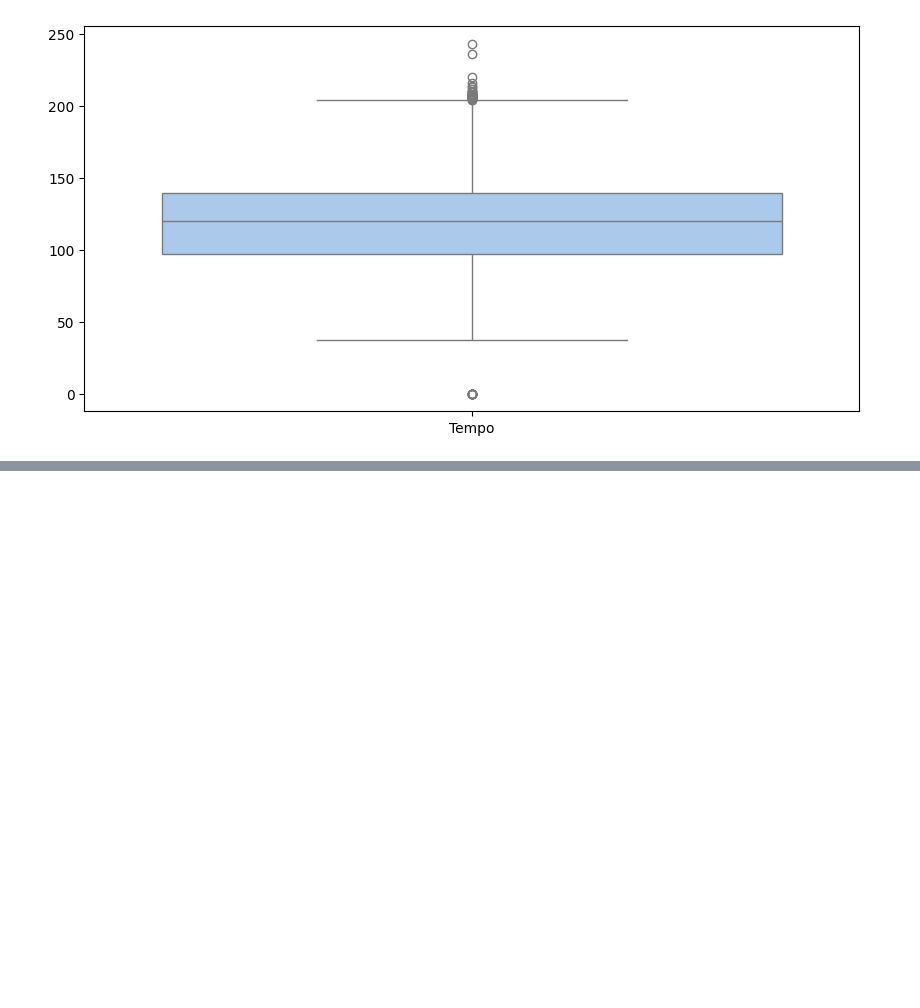
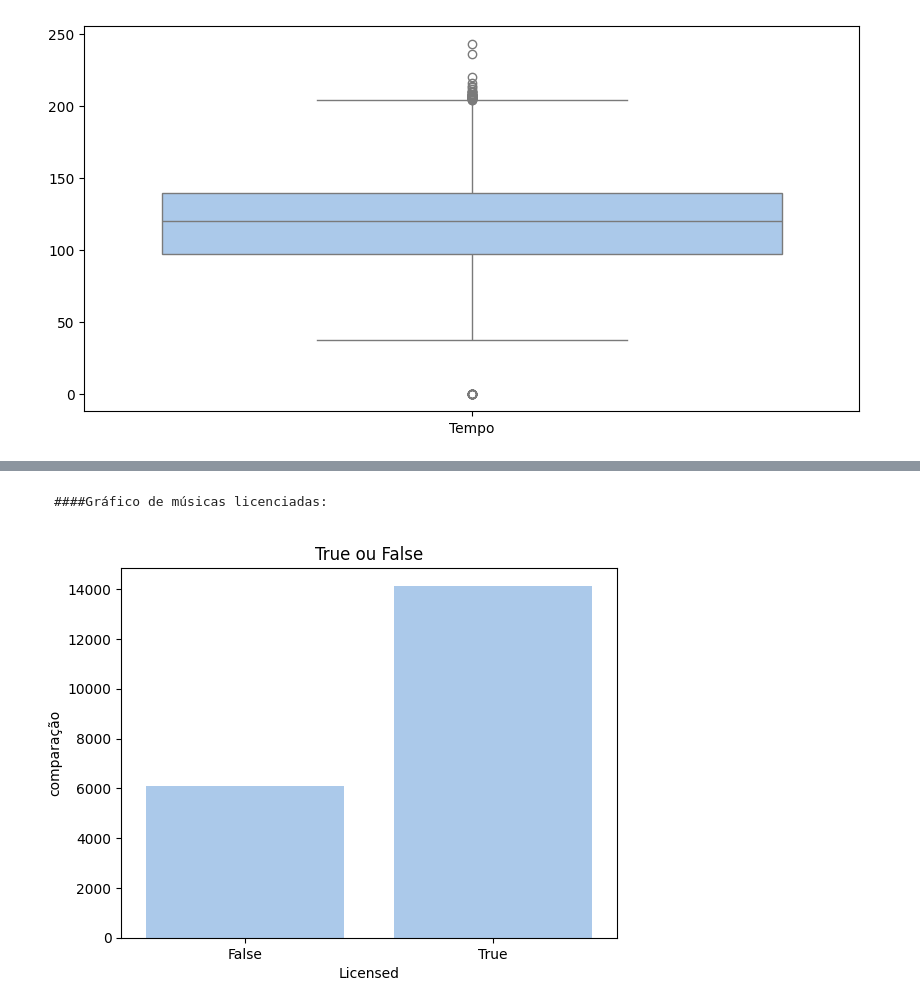
Before and after one commit to sylrod569/Projeto-ICD---An-lise-de-Dados-do-Spotify-Youtube, a Jupyter notebook: tratamento_de_dados.ipynb, the cells around one changed output, grey strips where cells are left out. Drawn from its saved outputs; the diff is of its cells as text; code cells hidden in the pictures; blank space fills up the shorter version.

```diff
--- a/tratamento_de_dados.ipynb
+++ b/tratamento_de_dados.ipynb
@@ -218,0 +258,14 @@ plt.show()
+# %% [markdown]
+    ####Gráfico de músicas licenciadas:
+# %%
+df_spotify_youtube_ = pd.read_csv("../Projeto_ICD-Analise_de_Dados_do_Spotify_e_Youtube/Spotify_Youtube.csv")
+cat_columns = ['Album_type','Licensed','official_video']
+df_spotify_youtube_cat = df_spotify_youtube[cat_columns]
+counts=df_spotify_youtube_cat['Licensed'].value_counts()
+sns.barplot(x=counts.index,y=counts.values)
+plt.xlabel('Licensed')
+plt.ylabel('comparação')
+plt.title('True ou False')
+plt.show()
+# %% [output]
+[figure, added]
```
Also changed, not shown: parts of 8 cells of this notebook.
